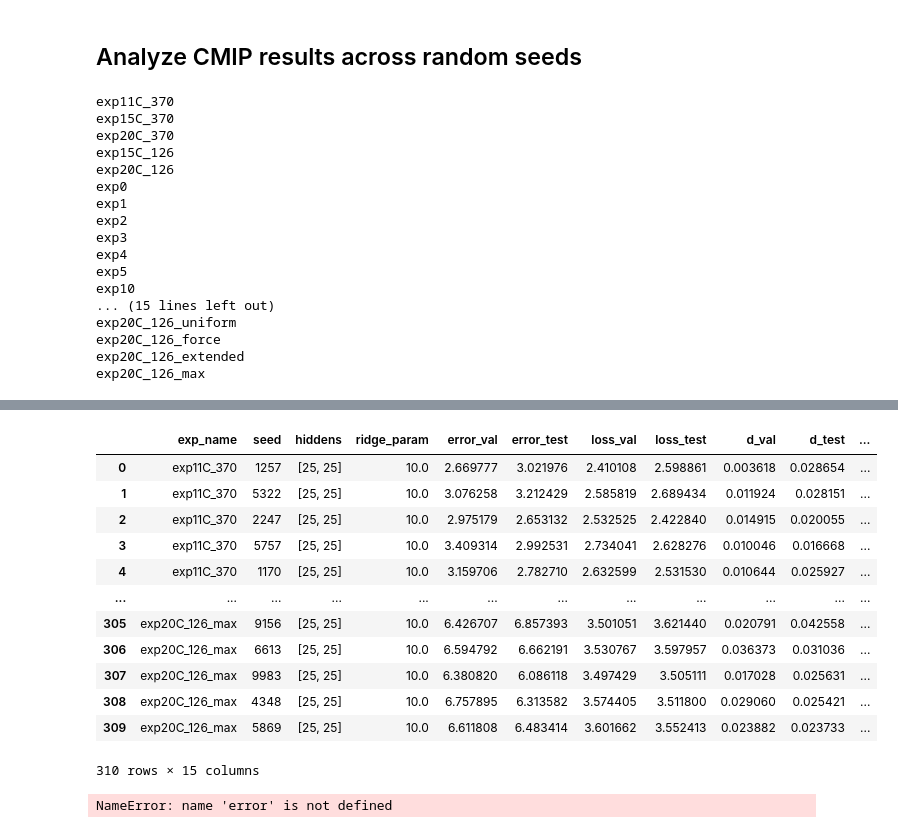
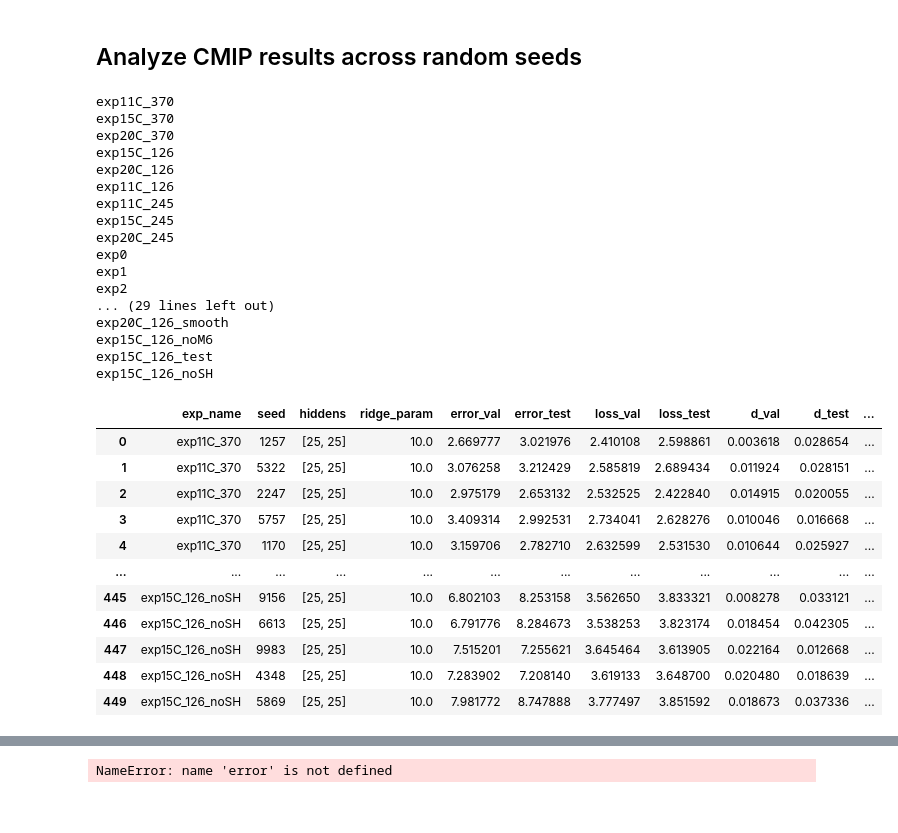
Before and after one commit to eabarnes1010/target_temp_detection, a Jupyter notebook: _compare_random_seeds.ipynb, the cells around one changed output, grey strips where cells are left out. Drawn from its saved outputs; the diff is of its cells as text; code cells hidden in the pictures.

```diff
--- a/_compare_random_seeds.ipynb
+++ b/_compare_random_seeds.ipynb
@@ -49,18 +49,24 @@ tensorflow-probability version = 0.15.0
 ## User Choices
 # %%
 EXP_NAME_VEC = (
-                'exp11C_370','exp15C_370','exp20C_370','exp15C_126','exp20C_126',
+                'exp11C_370','exp15C_370','exp20C_370','exp15C_126','exp20C_126','exp11C_126',
+                'exp11C_245','exp15C_245','exp20C_245',
                 'exp0','exp1','exp2','exp3','exp4','exp5',    # ridge sweep w/ hiddens = [10,10]
                 'exp10','exp11','exp12','exp13','exp14',      # hiddens sweep w/ ridge = 10.0
                 'exp20','exp21','exp22','exp23',              # hiddens sweep w/ ridge = 5.0
                 'exp30','exp31','exp32','exp33',              # ridge sweep w/ hiddens = [25,25]
                 'exp15C_370_uniform','exp20C_370_uniform','exp15C_126_uniform','exp20C_126_uniform',
-                'exp20C_126_force','exp20C_126_extended','exp20C_126_max',
-               )
+                'exp20C_126_force','exp20C_126_extended','exp20C_126_max','exp20C_126_all7','exp20C_126_all7_b',
+                'exp15C_126_all10',
+                'exp20C_126_all7_baseAnoms',
+                'exp19C_126_all7','exp19C_126_all7_smooth','exp20C_126_smooth',
+                'exp15C_126_noM6','exp15C_126_test','exp15C_126_noSH',
+)
 
 LOOP_THROUGH_EXP = True
 SAVE_FILE = True
 LOAD_METRICS = True
+OVERWRITE = False
 
 #-------------------------------------------------------
 
@@ -149,8 +155,12 @@ if LOOP_THROUGH_EXP == True:
 
             # check if entry exists
             if LOAD_METRICS == True:
-                entry = df_metrics[(df_metrics["exp_name"]==exp_name) & (df_metrics["seed"]==settings["seed"])]
-                if len(entry) > 0:
+                entry = df_metrics[(df_metrics["exp_name"]==settings["exp_name"]) & (df_metrics["seed"]==settings["seed"])]
+                if OVERWRITE == True:
+                    print('removing entry: ')
+                    display(entry)
+                    df_metrics=df_metrics.drop(index=entry.index,)
+                elif (len(entry) > 0):
                     continue
 
             # get model name
@@ -200,40 +210,57 @@ if LOOP_THROUGH_EXP == True:
             d["ridge_param"] = settings["ridge_param"][0]
             d["error_val"] = error_val
             d["error_test"] = error_test
             d["loss_val"] = loss_val
             d["loss_test"] = loss_test
             d["d_val"] = d_val
             d["d_test"] = d_test
             d["d_valtest"] = d_valtest
             d["best_2021_mu"] = pred_obs[-1][0]
             d["best_2021_sigma"] = pred_obs[-1][1]
             d["giss_2021_mu"] = pred_obs_giss[-1][0]
             d["giss_2021_sigma"] = pred_obs_giss[-1][1]
 
             df = pd.DataFrame(d, index=[0])
             df_metrics = pd.concat([df_metrics,df])
 
-    df_metrics = df_metrics.drop_duplicates(ignore_index=True)
+    # there should NOT be any duplicates
+    df_duplicated = df_metrics.duplicated(subset=("exp_name","seed"))
+    if(len(df_duplicated[df_duplicated==True]) > 0):
+        display(df_duplicated)
+        raise ValueError('there are duplicated entries!')
+    df_metrics = df_metrics.drop_duplicates(ignore_index=True, keep="last", subset=("exp_name","seed"))
 
     if SAVE_FILE:
         df_metrics.to_pickle(PREDICTIONS_DIRECTORY + "df_random_seed.pickle")
 
     display(df_metrics)
 # %% [output]
 exp11C_370
 exp15C_370
 exp20C_370
 exp15C_126
 exp20C_126
+exp11C_126
+exp11C_245
+exp15C_245
+exp20C_245
 exp0
 exp1
 exp2
-exp3
-exp4
-exp5
-exp10
-... (15 lines left out)
-exp20C_126_uniform
-exp20C_126_force
-exp20C_126_extended
-exp20C_126_max
+... (29 lines left out)
+exp20C_126_smooth
+exp15C_126_noM6
+exp15C_126_test
+exp15C_126_noSH
+|  | exp_name | seed | hiddens | ridge_param | error_val | error_test | loss_val | loss_test | d_val | d_test | ... |
+| 0 | exp11C_370 | 1257 | [25, 25] | 10.0 | 2.669777 | 3.021976 | 2.410108 | 2.598861 | 0.003618 | 0.028654 | ... |
+| 1 | exp11C_370 | 5322 | [25, 25] | 10.0 | 3.076258 | 3.212429 | 2.585819 | 2.689434 | 0.011924 | 0.028151 | ... |
+| 2 | exp11C_370 | 2247 | [25, 25] | 10.0 | 2.975179 | 2.653132 | 2.532525 | 2.422840 | 0.014915 | 0.020055 | ... |
+| 3 | exp11C_370 | 5757 | [25, 25] | 10.0 | 3.409314 | 2.992531 | 2.734041 | 2.628276 | 0.010046 | 0.016668 | ... |
+| 4 | exp11C_370 | 1170 | [25, 25] | 10.0 | 3.159706 | 2.782710 | 2.632599 | 2.531530 | 0.010644 | 0.025927 | ... |
+| ... | ... | ... | ... | ... | ... | ... | ... | ... | ... | ... | ... |
+| 445 | exp15C_126_noSH | 9156 | [25, 25] | 10.0 | 6.802103 | 8.253158 | 3.562650 | 3.833321 | 0.008278 | 0.033121 | ... |
+| 446 | exp15C_126_noSH | 6613 | [25, 25] | 10.0 | 6.791776 | 8.284673 | 3.538253 | 3.823174 | 0.018454 | 0.042305 | ... |
+| 447 | exp15C_126_noSH | 9983 | [25, 25] | 10.0 | 7.515201 | 7.255621 | 3.645464 | 3.613905 | 0.022164 | 0.012668 | ... |
+| 448 | exp15C_126_noSH | 4348 | [25, 25] | 10.0 | 7.283902 | 7.208140 | 3.619133 | 3.648700 | 0.020480 | 0.018639 | ... |
+| 449 | exp15C_126_noSH | 5869 | [25, 25] | 10.0 | 7.981772 | 8.747888 | 3.777497 | 3.851592 | 0.018673 | 0.037336 | ... |
@@ -241,16 +268,3 @@ exp20C_126_max
-|  | exp_name | seed | hiddens | ridge_param | error_val | error_test | loss_val | loss_test | d_val | d_test | ... |
-| 0 | exp11C_370 | 1257 | [25, 25] | 10.0 | 2.669777 | 3.021976 | 2.410108 | 2.598861 | 0.003618 | 0.028654 | ... |
-| 1 | exp11C_370 | 5322 | [25, 25] | 10.0 | 3.076258 | 3.212429 | 2.585819 | 2.689434 | 0.011924 | 0.028151 | ... |
-| 2 | exp11C_370 | 2247 | [25, 25] | 10.0 | 2.975179 | 2.653132 | 2.532525 | 2.422840 | 0.014915 | 0.020055 | ... |
-| 3 | exp11C_370 | 5757 | [25, 25] | 10.0 | 3.409314 | 2.992531 | 2.734041 | 2.628276 | 0.010046 | 0.016668 | ... |
-| 4 | exp11C_370 | 1170 | [25, 25] | 10.0 | 3.159706 | 2.782710 | 2.632599 | 2.531530 | 0.010644 | 0.025927 | ... |
-| ... | ... | ... | ... | ... | ... | ... | ... | ... | ... | ... | ... |
-| 305 | exp20C_126_max | 9156 | [25, 25] | 10.0 | 6.426707 | 6.857393 | 3.501051 | 3.621440 | 0.020791 | 0.042558 | ... |
-| 306 | exp20C_126_max | 6613 | [25, 25] | 10.0 | 6.594792 | 6.662191 | 3.530767 | 3.597957 | 0.036373 | 0.031036 | ... |
-| 307 | exp20C_126_max | 9983 | [25, 25] | 10.0 | 6.380820 | 6.086118 | 3.497429 | 3.505111 | 0.017028 | 0.025631 | ... |
-| 308 | exp20C_126_max | 4348 | [25, 25] | 10.0 | 6.757895 | 6.313582 | 3.574405 | 3.511800 | 0.029060 | 0.025421 | ... |
-| 309 | exp20C_126_max | 5869 | [25, 25] | 10.0 | 6.611808 | 6.483414 | 3.601662 | 3.552413 | 0.023882 | 0.023733 | ... |
-310 rows × 15 columns
 # %%
 error('here')
 # %% [output]
```
Also changed, not shown: parts of 5 cells of this notebook, 10 other files.
